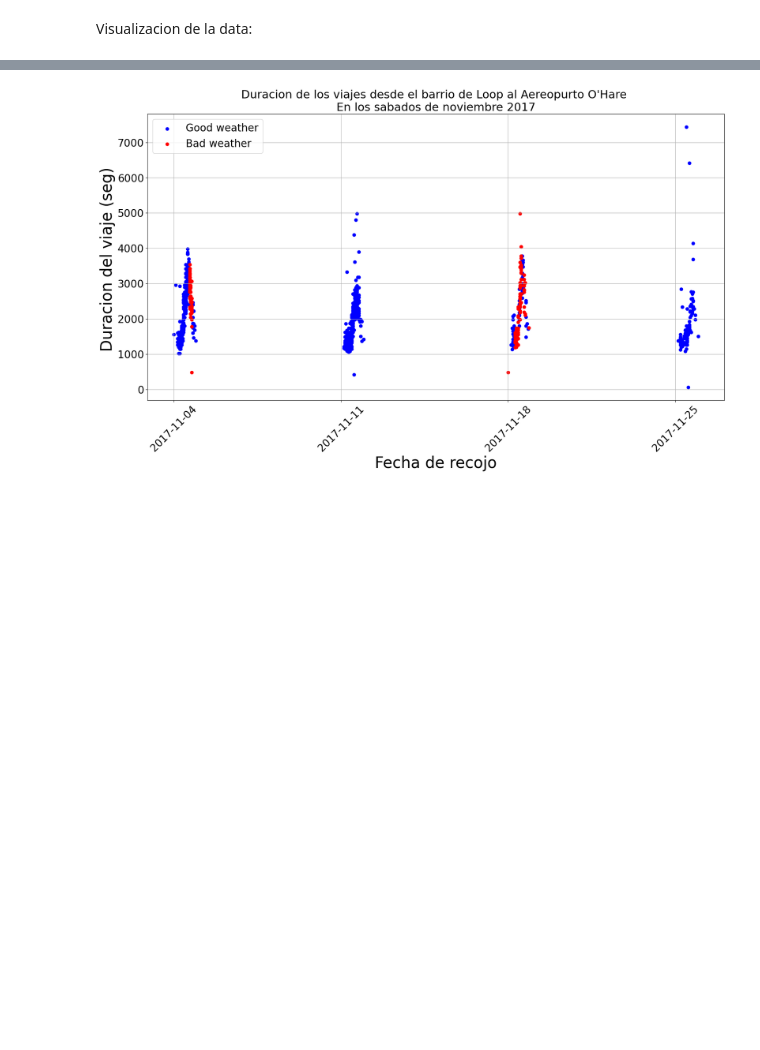
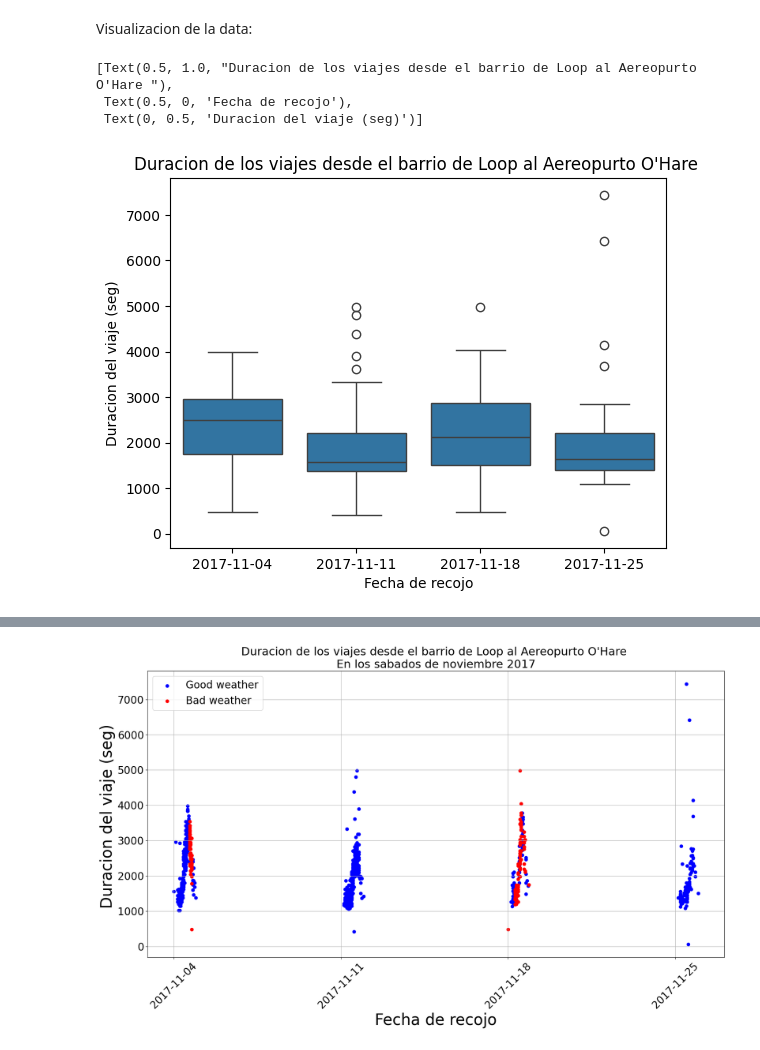
Before and after one commit to glouigi/PROYECTO-SPRINT-8, a Jupyter notebook: SPRINT 8 - RECOPILACION Y ALMACENAMIENTO DE DATOS.ipynb, the cells around one changed output, grey strips where cells are left out. Cells and saved outputs as stored; diff of their text form; code cells hidden in the pictures; blank space fills up the shorter version.

```diff
--- a/SPRINT 8 - RECOPILACION Y ALMACENAMIENTO DE DATOS.ipynb
+++ b/SPRINT 8 - RECOPILACION Y ALMACENAMIENTO DE DATOS.ipynb
@@ -358,3 +358,15 @@ sql_result_07.head(5)
 | 4 | 2017-11-11 07:00:00 | Good | 1440.0 | 2017-11-11 | 07:00:00 | Saturday |
 # %% [markdown]
 Visualizacion de la data:
+# %%
+# Diagrama de bloques
+sql_result_07 = sql_result_07.sort_values(by='Fecha', ascending=True)
+sns.boxplot(data = sql_result_07, x = 'Fecha', y = 'duration_seconds').\
+            set(title = "Duracion de los viajes desde el barrio de Loop al Aereopurto O'Hare ",
+                                                 xlabel = 'Fecha de recojo',
+                                                 ylabel = 'Duracion del viaje (seg)')
+# %% [output]
+[Text(0.5, 1.0, "Duracion de los viajes desde el barrio de Loop al Aereopurto O'Hare "),
+ Text(0.5, 0, 'Fecha de recojo'),
+ Text(0, 0.5, 'Duracion del viaje (seg)')]
+[figure, added]
```
Also changed, not shown: parts of 7 cells of this notebook.
